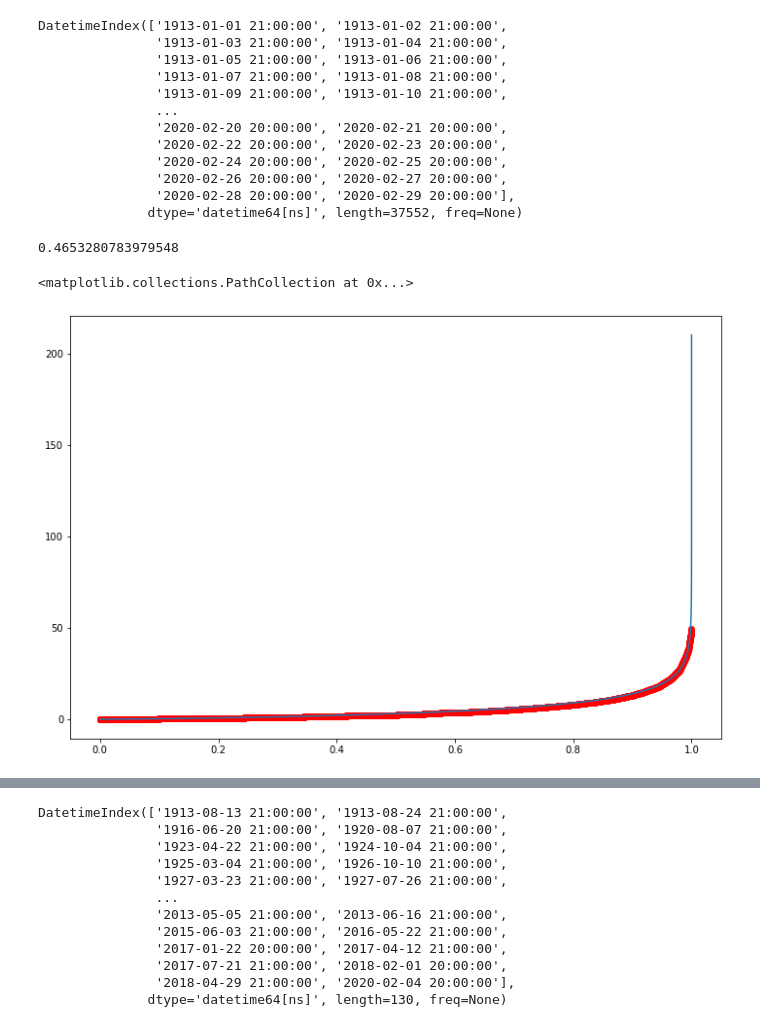
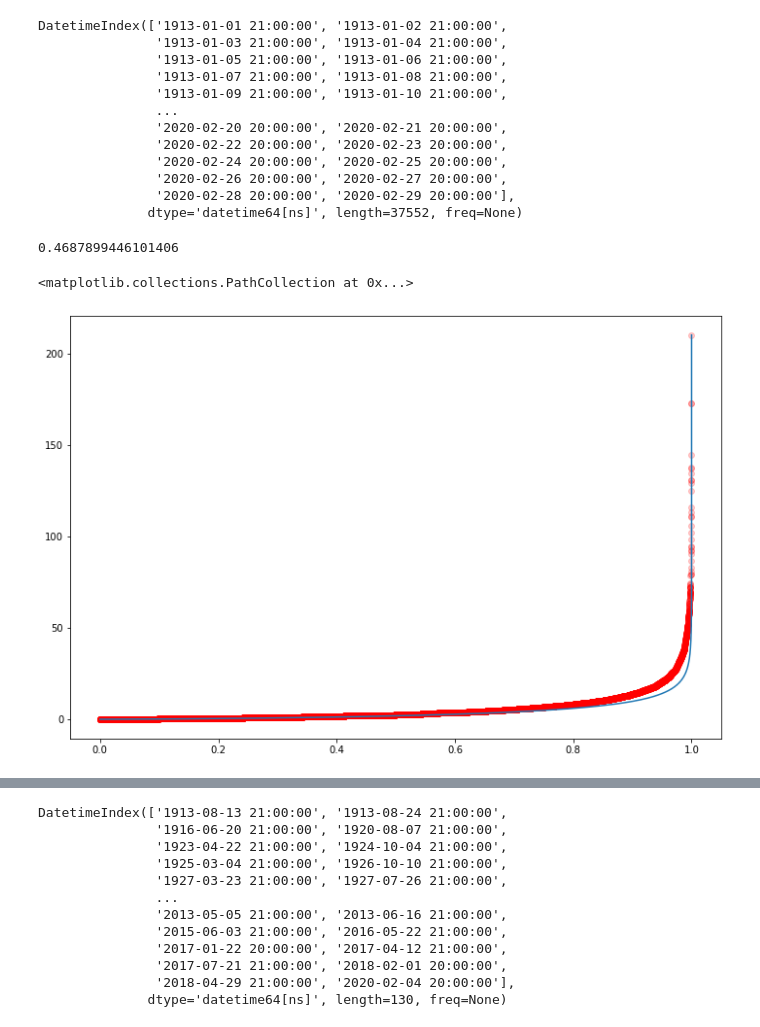
Before and after one commit to bodekerscientific/SPG, a Jupyter notebook: test_fit.ipynb, the cells around one changed output, grey strips where cells are left out. Drawn from its saved outputs; the diff is of its cells as text; code cells hidden in the pictures.

```diff
--- a/test_fit.ipynb
+++ b/test_fit.ipynb
@@ -52,11 +52,11 @@ samples_prob = np.linspace(0, 1.0 ,1000, endpoint=False)
 rain_day = .1 # Rain day threshold
 ext_thresh = 50
 # %%
-rain_mask = (precip > rain_day) & (precip < ext_thresh)
+rain_mask = (precip > rain_day) #& (precip < ext_thresh)
 ext_mask = (precip >= ext_thresh)
 rain_mask.sum()/len(rain_mask)
 # %% [output]
-0.4653280783979548
+0.4687899446101406
 # %%
 dist = stats.weibull_min
 # %%
@@ -68,10 +68,10 @@ cdf = dist.cdf(samples, *fit_coef)
 # %%
 plt.figure(figsize=(12,8))
 plt.plot(cdf, samples)
-plt.scatter(np.linspace(0, 1, len(precip_only), endpoint=False), sorted(precip_only), c='r', alpha=0.3)
+plt.scatter(np.linspace(0, 1, len(precip_only), endpoint=False), sorted(precip_only), c='r', alpha=0.2)
 # %% [output]
 <matplotlib.collections.PathCollection at 0x...>
-[figure, old version]
+[figure, new version]
 # %%
 preds = dist.rvs(*fit_coef, 365*100)
 # %%
```
Also changed, not shown: parts of 3 cells of this notebook.
